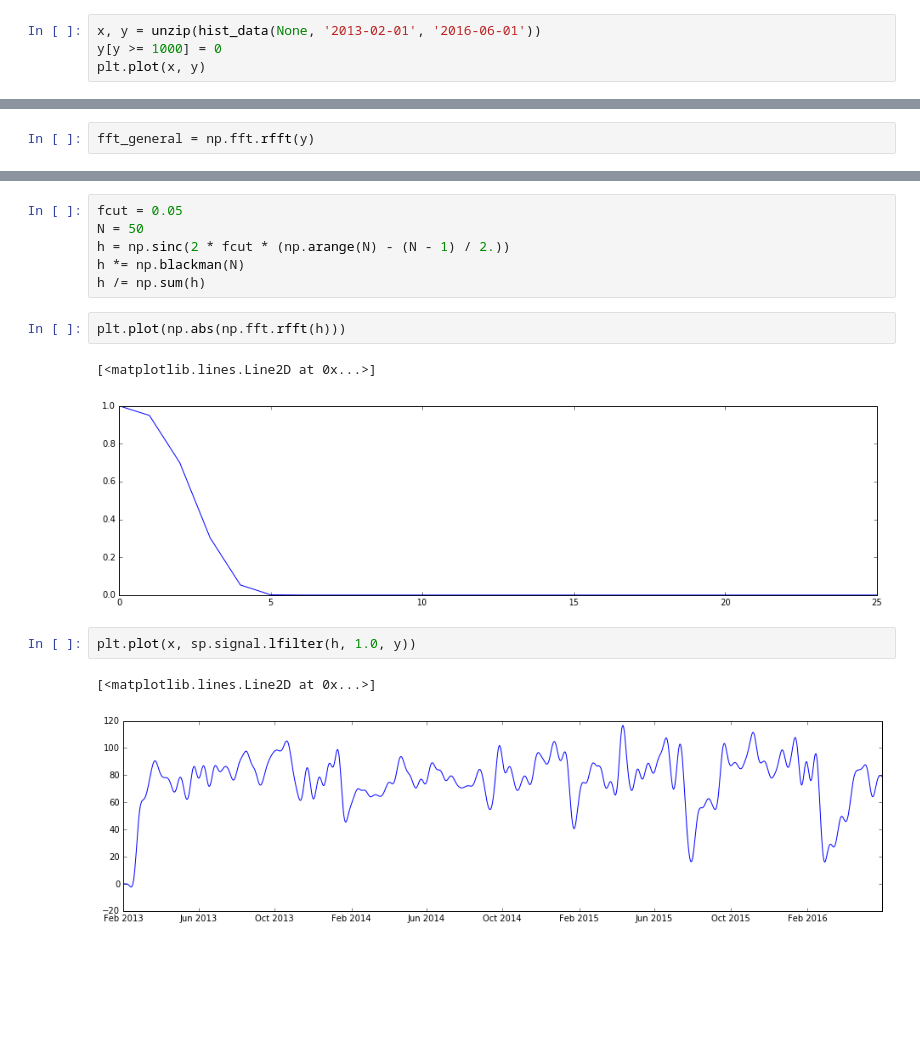
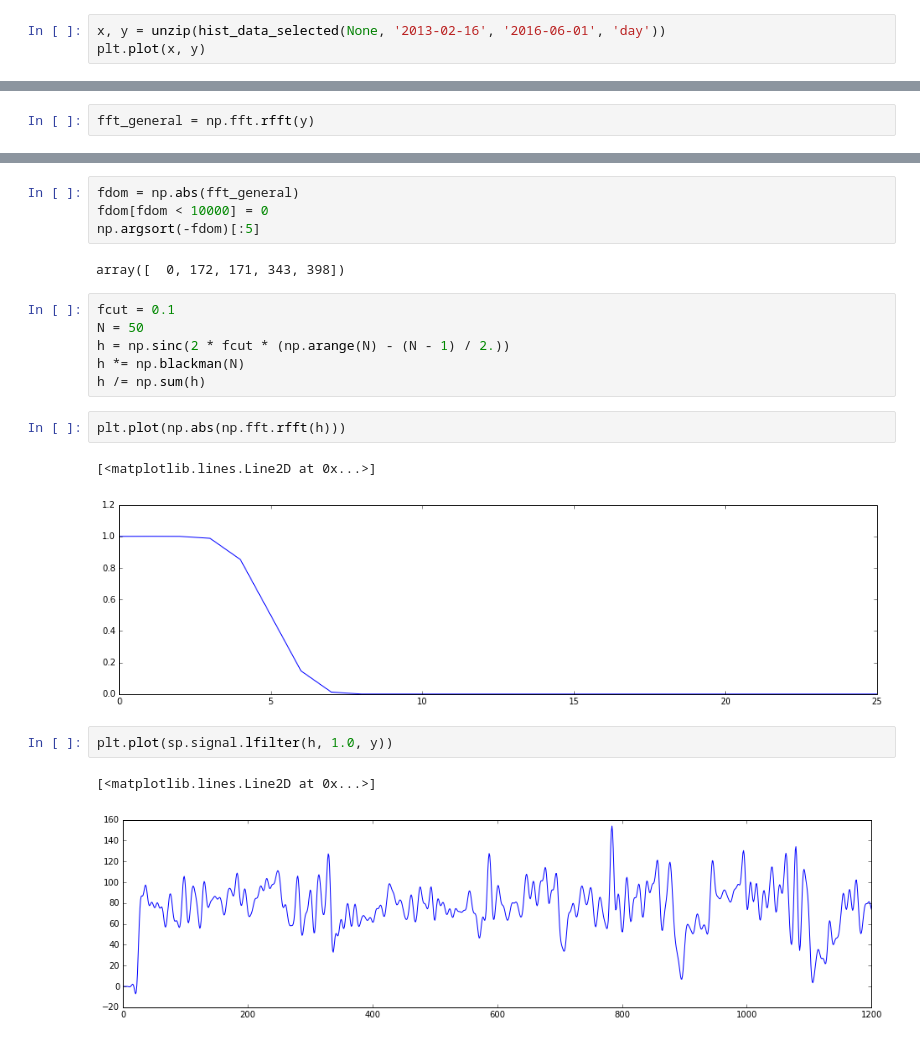
Before and after one commit to inspirehep/invenio-trends, a Jupyter notebook: research/Histograms.ipynb, the cells around one changed output, grey strips where cells are left out. Drawn from its saved outputs; the diff is of its cells as text; blank space fills up the shorter version.

```diff
--- a/research/Histograms.ipynb
+++ b/research/Histograms.ipynb
@@ -77,8 +77,7 @@ plt.plot(x, y)
 # %% [markdown]
 ## Selected period 2013-02-01 to 2016-06-01
 # %%
-x, y = unzip(hist_data(None, '2013-02-01', '2016-06-01'))
-y[y >= 1000] = 0
+x, y = unzip(hist_data_selected(None, '2013-02-16', '2016-06-01', 'day'))
 plt.plot(x, y)
 # %% [output]
 [<matplotlib.lines.Line2D at 0x...>]
@@ -93,5 +96,11 @@ plt.plot(np.abs(fft_general))
+# %%
+fdom = np.abs(fft_general)
+fdom[fdom < 10000] = 0
+np.argsort(-fdom)[:5]
+# %% [output]
+array([  0, 172, 171, 343, 398])
 # %%
-fcut = 0.05
+fcut = 0.1
 N = 50
 h = np.sinc(2 * fcut * (np.arange(N) - (N - 1) / 2.))
 h *= np.blackman(N)
@@ -100,9 +109,9 @@ h /= np.sum(h)
 plt.plot(np.abs(np.fft.rfft(h)))
 # %% [output]
 [<matplotlib.lines.Line2D at 0x...>]
-[figure, old version]
+[figure, new version]
 # %%
-plt.plot(x, sp.signal.lfilter(h, 1.0, y))
+plt.plot(sp.signal.lfilter(h, 1.0, y))
 # %% [output]
 [<matplotlib.lines.Line2D at 0x...>]
-[figure, old version]
+[figure, new version]
```
Also changed, not shown: parts of 3 cells of this notebook, 3 other files.
